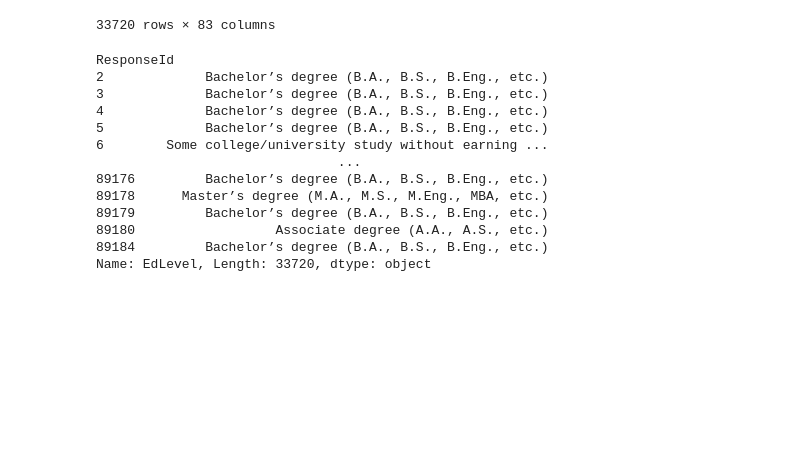
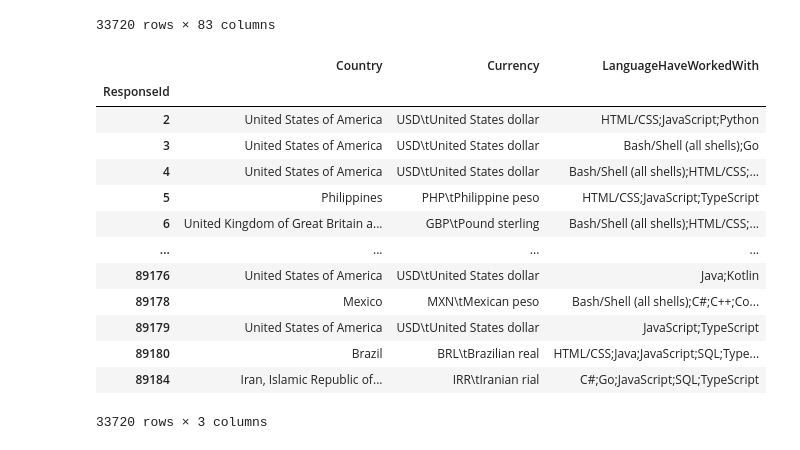
Before and after one commit to rahul-pandita/Pandas, a Jupyter notebook: 3_filtering.ipynb, the cells around one changed output. Cells and saved outputs as stored; diff of their text form; code cells hidden in the pictures; blank space fills up the shorter version.

```diff
--- a/3_filtering.ipynb
+++ b/3_filtering.ipynb
@@ -93,18 +93,19 @@ df[high_salary]
 | 89184 | I agree | I am a developer by profession | 35-44 years old | Employed, full-time | Hybrid (some remote, some in-person) | Hobby;Professional development or... | Bachelor’s degree (B.A., B.S., B.... | Colleague;Online Courses or Certi... | ... |
 33720 rows × 83 columns
 # %%
-df.loc[high_salary, "EdLevel"]
+df.loc[high_salary, ["Country", "Currency", "LanguageHaveWorkedWith"]]
 # %% [output]
+|  | Country | Currency | LanguageHaveWorkedWith |
+| ResponseId |  |  |  |
+| 2 | United States of America | USD\tUnited States dollar | HTML/CSS;JavaScript;Python |
+| 3 | United States of America | USD\tUnited States dollar | Bash/Shell (all shells);Go |
+| 4 | United States of America | USD\tUnited States dollar | Bash/Shell (all shells);HTML/CSS;... |
+| 5 | Philippines | PHP\tPhilippine peso | HTML/CSS;JavaScript;TypeScript |
+| 6 | United Kingdom of Great Britain a... | GBP\tPound sterling | Bash/Shell (all shells);HTML/CSS;... |
+| ... | ... | ... | ... |
+| 89176 | United States of America | USD\tUnited States dollar | Java;Kotlin |
+| 89178 | Mexico | MXN\tMexican peso | Bash/Shell (all shells);C#;C++;Co... |
+| 89179 | United States of America | USD\tUnited States dollar | JavaScript;TypeScript |
+| 89180 | Brazil | BRL\tBrazilian real | HTML/CSS;Java;JavaScript;SQL;Type... |
+| 89184 | Iran, Islamic Republic of... | IRR\tIranian rial | C#;Go;JavaScript;SQL;TypeScript |
-ResponseId
-2             Bachelor’s degree (B.A., B.S., B.Eng., etc.)
-3             Bachelor’s degree (B.A., B.S., B.Eng., etc.)
-4             Bachelor’s degree (B.A., B.S., B.Eng., etc.)
-5             Bachelor’s degree (B.A., B.S., B.Eng., etc.)
-6        Some college/university study without earning ...
-                               ...
-89176         Bachelor’s degree (B.A., B.S., B.Eng., etc.)
-89178      Master’s degree (M.A., M.S., M.Eng., MBA, etc.)
-89179         Bachelor’s degree (B.A., B.S., B.Eng., etc.)
-89180                  Associate degree (A.A., A.S., etc.)
-89184         Bachelor’s degree (B.A., B.S., B.Eng., etc.)
-Name: EdLevel, Length: 33720, dtype: object
+33720 rows × 3 columns
```
Also changed, not shown: parts of 2 cells of this notebook.
